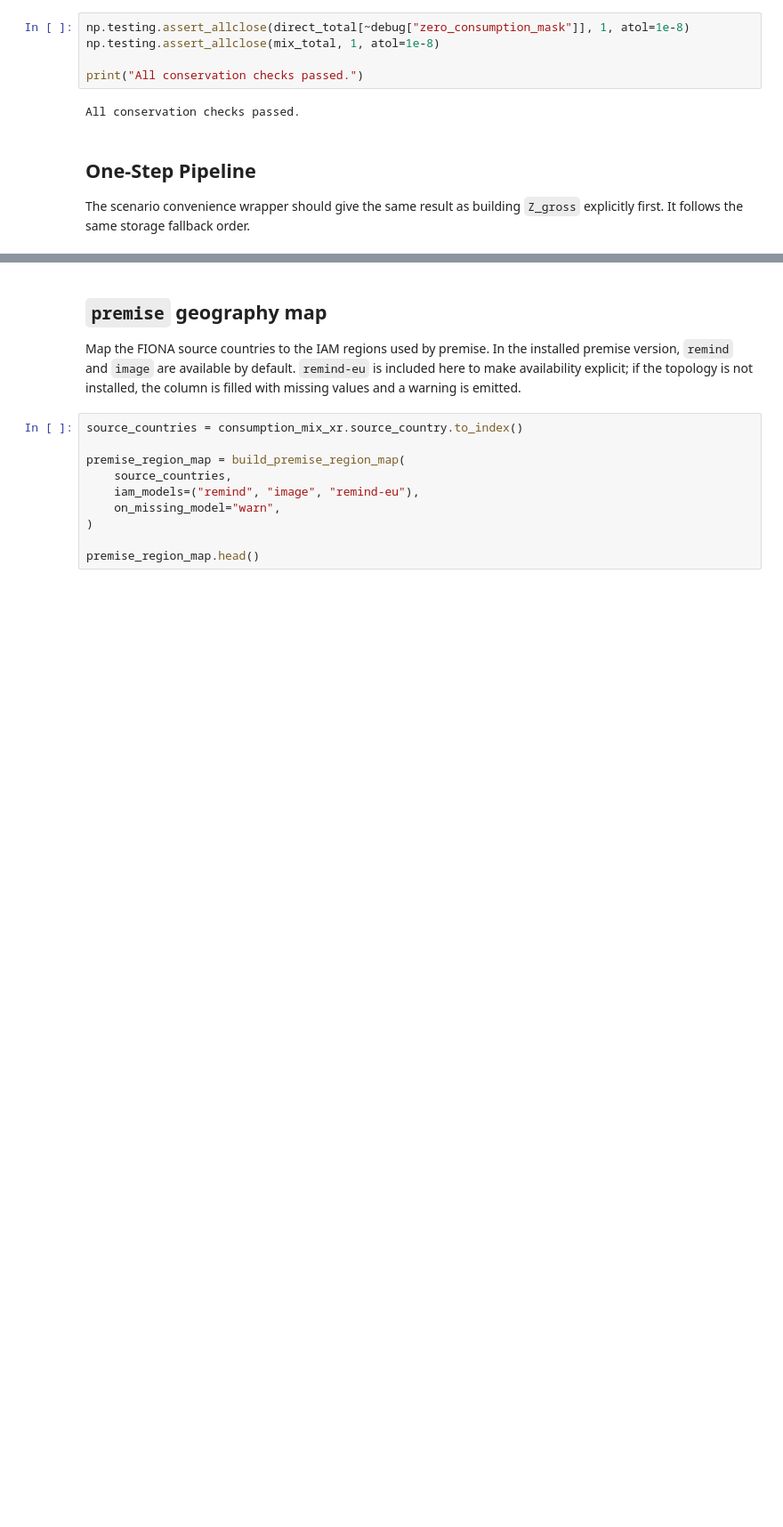
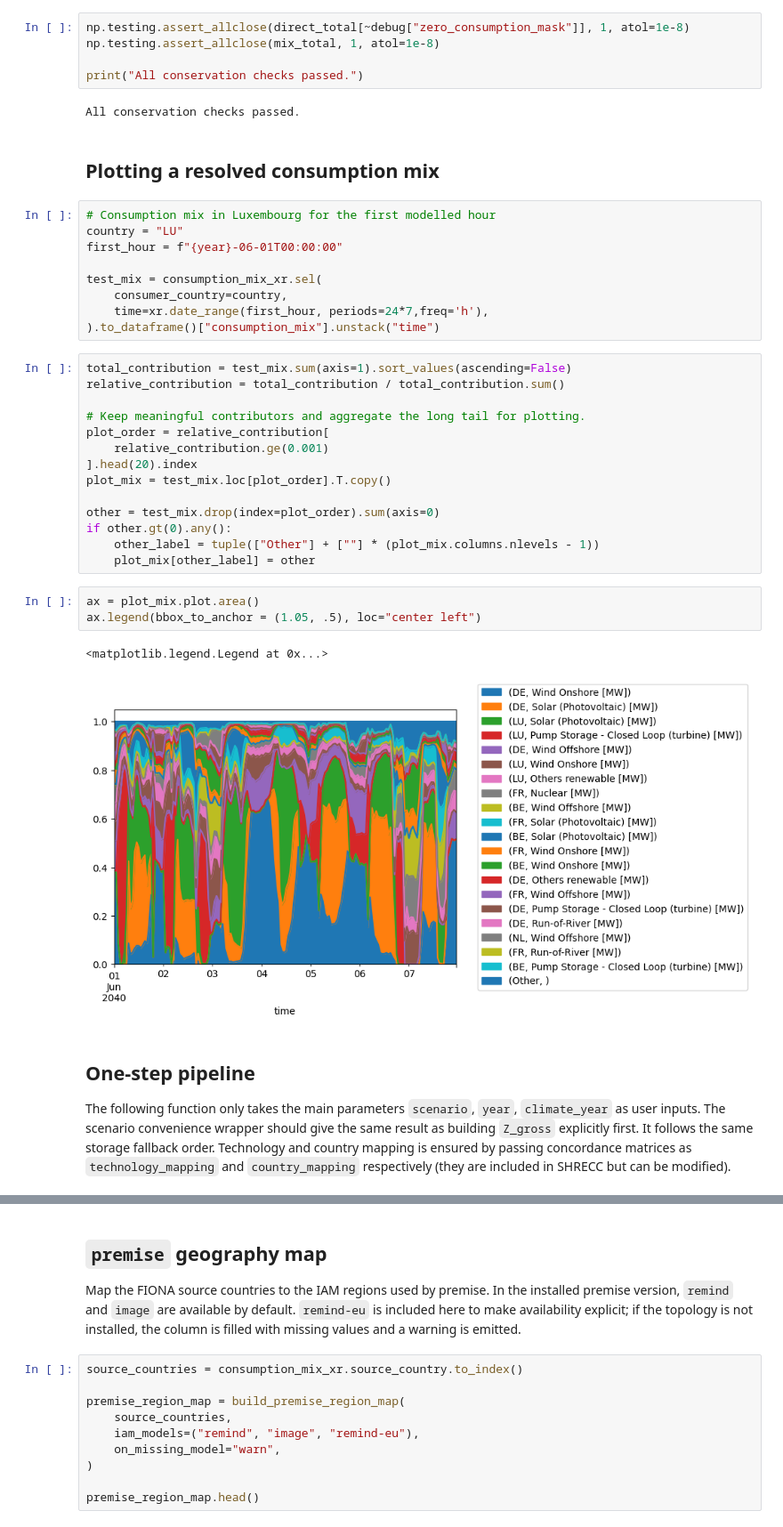
Before and after one commit to LIST-LUXEMBOURG/shrecc, a Jupyter notebook: notebooks/fiona_example.ipynb, the cells around one changed output, grey strips where cells are left out. Shown at 89% size. Saved outputs shown, nothing was run; the diff lists cells and outputs as text; blank space fills up the shorter version.

```diff
--- a/notebooks/fiona_example.ipynb
+++ b/notebooks/fiona_example.ipynb
@@ -193,9 +158,41 @@ np.testing.assert_allclose(mix_total, 1, atol=1e-8)
 print("All conservation checks passed.")
 # %% [output]
 All conservation checks passed.
+# %% [markdown]
+## Plotting a resolved consumption mix
+# %%
+# Consumption mix in Luxembourg for the first modelled hour
+country = "LU"
+first_hour = f"{year}-06-01T00:00:00"
+
+test_mix = consumption_mix_xr.sel(
+    consumer_country=country,
+    time=xr.date_range(first_hour, periods=24*7,freq='h'),
+).to_dataframe()["consumption_mix"].unstack("time")
+# %%
+total_contribution = test_mix.sum(axis=1).sort_values(ascending=False)
+relative_contribution = total_contribution / total_contribution.sum()
+
+# Keep meaningful contributors and aggregate the long tail for plotting.
+plot_order = relative_contribution[
+    relative_contribution.ge(0.001)
+].head(20).index
+plot_mix = test_mix.loc[plot_order].T.copy()
+
+other = test_mix.drop(index=plot_order).sum(axis=0)
+if other.gt(0).any():
+    other_label = tuple(["Other"] + [""] * (plot_mix.columns.nlevels - 1))
+    plot_mix[other_label] = other
+# %%
+ax = plot_mix.plot.area()
+ax.legend(bbox_to_anchor = (1.05, .5), loc="center left")
+# %% [output]
+<matplotlib.legend.Legend at 0x...>
+[figure, added]
 # %% [markdown]
-## One-Step Pipeline
+## One-step pipeline
 
-The scenario convenience wrapper should give the same result as building `Z_gross` explicitly first. It follows the same storage fallback order.
+The following function only takes the main parameters `scenario`, `year`, `climate_year` as user inputs.
+The scenario convenience wrapper should give the same result as building `Z_gross` explicitly first. It follows the same storage fallback order. Technology and country mapping is ensured by passing concordance matrices as `technology_mapping` and `country_mapping` respectively (they are included in SHRECC but can be modified).
 # %%
 consumption_mix_direct = consumption_mix_from_tyndp_scenario(
```
Also changed, not shown: parts of 12 cells of this notebook, 7 other files.
